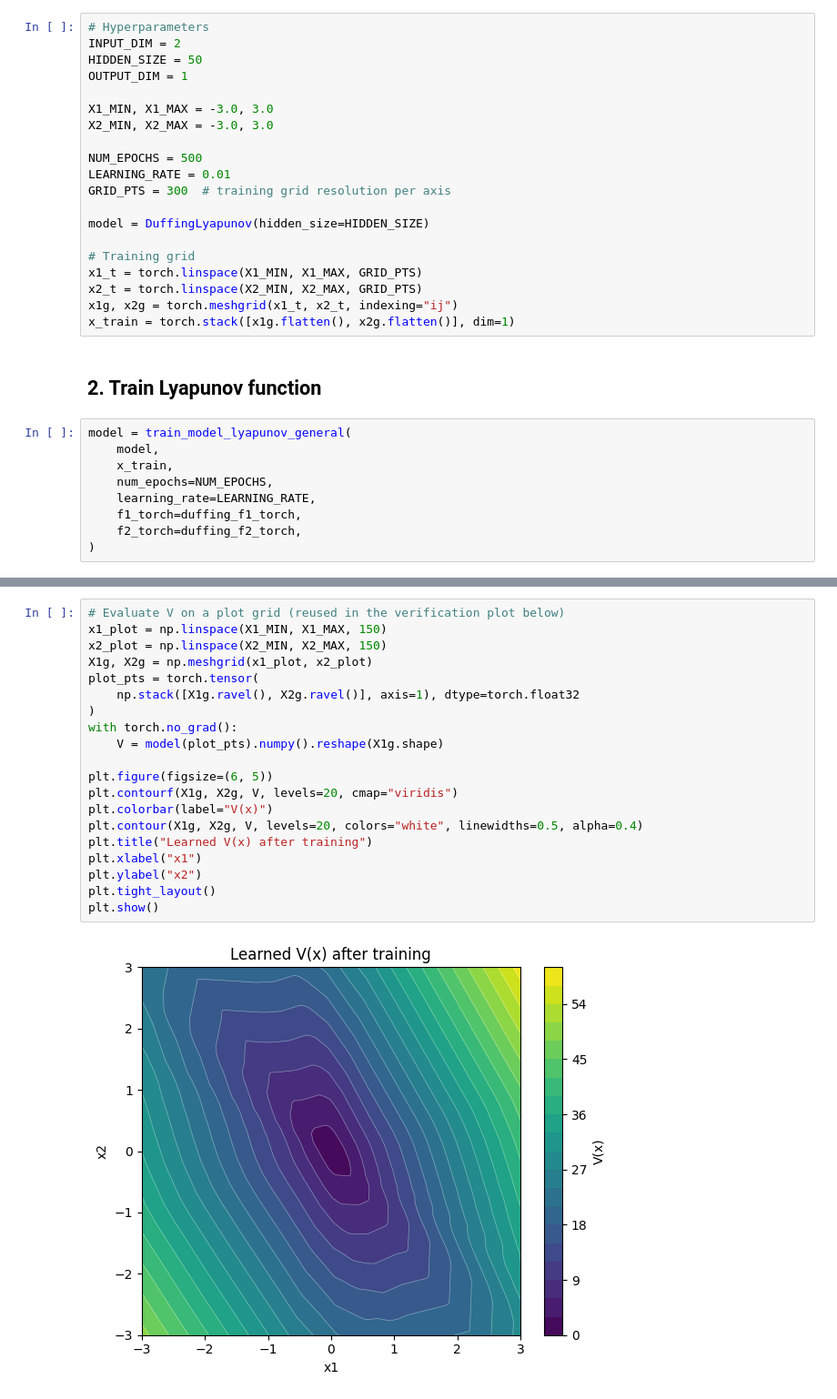
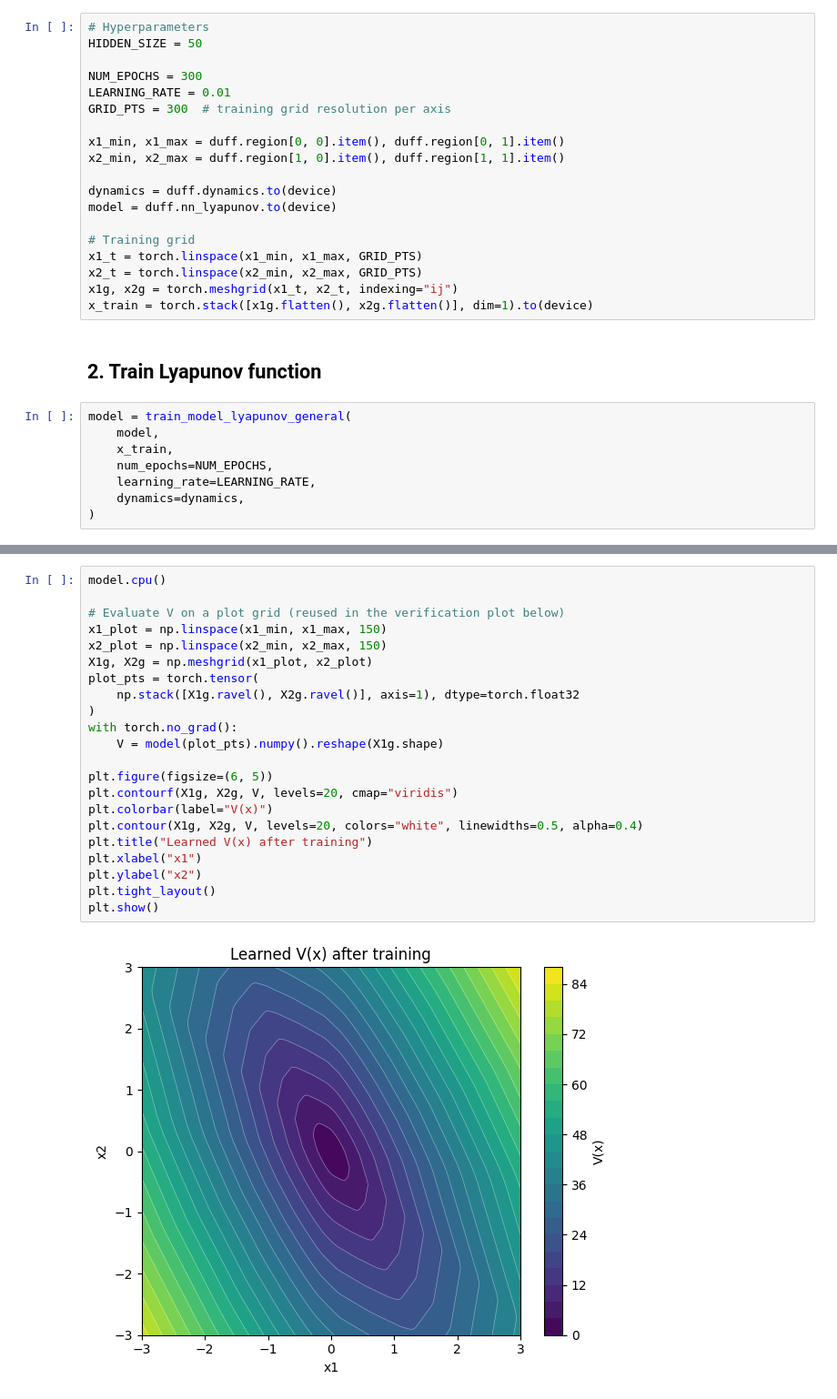
Before and after one commit to Jw1836/NN-Closed-Loop-Verification, a Jupyter notebook: benchmark.ipynb, the cells around one changed output, grey strips where cells are left out. Shown at 91% size. Drawn from its saved outputs; the diff is of its cells as text.

Commit message:
Properly use DuffingProblem class

```diff
--- a/benchmark.ipynb
+++ b/benchmark.ipynb
@@ -26,23 +36,22 @@ from hyperplane import full_method
 # %%
 # Hyperparameters
-INPUT_DIM = 2
 HIDDEN_SIZE = 50
-OUTPUT_DIM = 1
 
-X1_MIN, X1_MAX = -3.0, 3.0
-X2_MIN, X2_MAX = -3.0, 3.0
-
-NUM_EPOCHS = 500
+NUM_EPOCHS = 300
 LEARNING_RATE = 0.01
 GRID_PTS = 300  # training grid resolution per axis
 
-model = DuffingLyapunov(hidden_size=HIDDEN_SIZE)
+x1_min, x1_max = duff.region[0, 0].item(), duff.region[0, 1].item()
+x2_min, x2_max = duff.region[1, 0].item(), duff.region[1, 1].item()
+
+dynamics = duff.dynamics.to(device)
+model = duff.nn_lyapunov.to(device)
 
 # Training grid
-x1_t = torch.linspace(X1_MIN, X1_MAX, GRID_PTS)
-x2_t = torch.linspace(X2_MIN, X2_MAX, GRID_PTS)
+x1_t = torch.linspace(x1_min, x1_max, GRID_PTS)
+x2_t = torch.linspace(x2_min, x2_max, GRID_PTS)
 x1g, x2g = torch.meshgrid(x1_t, x2_t, indexing="ij")
-x_train = torch.stack([x1g.flatten(), x2g.flatten()], dim=1)
+x_train = torch.stack([x1g.flatten(), x2g.flatten()], dim=1).to(device)
 # %% [markdown]
 ## 2. Train Lyapunov function
 # %%
@@ -51,7 +60,6 @@ model = train_model_lyapunov_general(
     x_train,
     num_epochs=NUM_EPOCHS,
     learning_rate=LEARNING_RATE,
-    f1_torch=duffing_f1_torch,
-    f2_torch=duffing_f2_torch,
+    dynamics=dynamics,
 )
 # %% [output]
@@ -63,22 +69,24 @@ Epoch [500/500], Loss: 1.5275
 # %%
+model.cpu()
+
 # Evaluate V on a plot grid (reused in the verification plot below)
-x1_plot = np.linspace(X1_MIN, X1_MAX, 150)
-x2_plot = np.linspace(X2_MIN, X2_MAX, 150)
+x1_plot = np.linspace(x1_min, x1_max, 150)
+x2_plot = np.linspace(x2_min, x2_max, 150)
 X1g, X2g = np.meshgrid(x1_plot, x2_plot)
 plot_pts = torch.tensor(
     np.stack([X1g.ravel(), X2g.ravel()], axis=1), dtype=torch.float32
 )
 with torch.no_grad():
     V = model(plot_pts).numpy().reshape(X1g.shape)
 
 plt.figure(figsize=(6, 5))
 plt.contourf(X1g, X2g, V, levels=20, cmap="viridis")
 plt.colorbar(label="V(x)")
 plt.contour(X1g, X2g, V, levels=20, colors="white", linewidths=0.5, alpha=0.4)
 plt.title("Learned V(x) after training")
 plt.xlabel("x1")
 plt.ylabel("x2")
 plt.tight_layout()
 plt.show()
 # %% [output]
-[figure, old version]
+[figure, new version]
```
Also changed, not shown: parts of 7 cells of this notebook, 3 other files.
